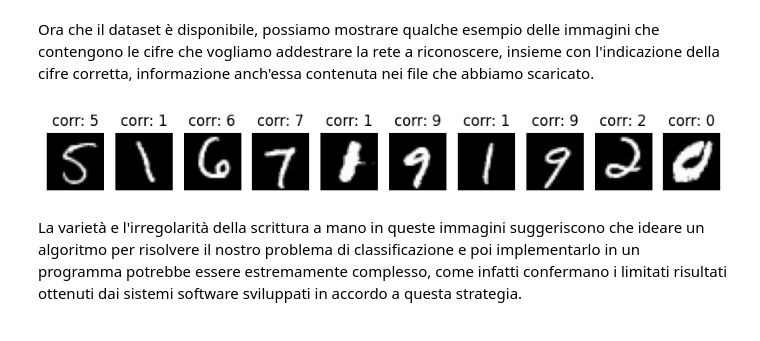
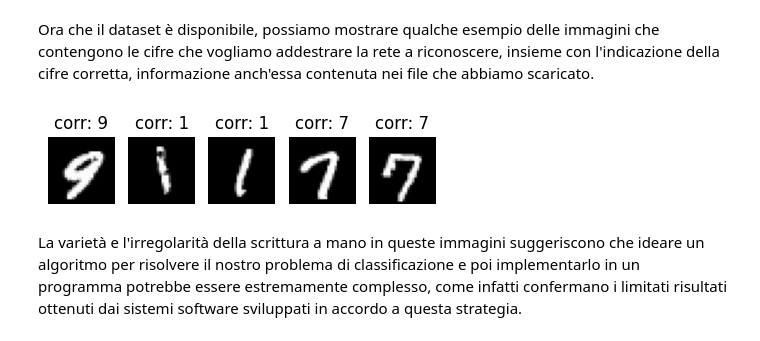
Before and after one commit to lmari/tutorial, a Jupyter notebook: mnist_simple.ipynb, the cells around one changed output. Drawn from its saved outputs; the diff is of its cells as text; code cells hidden in the pictures.

```diff
--- a/mnist_simple.ipynb
+++ b/mnist_simple.ipynb
@@ -61,11 +61,11 @@ e il test set contiene 10000 immagini.
 # %% [markdown]
 Ora che il dataset è disponibile, possiamo mostrare qualche esempio delle immagini che contengono le cifre che vogliamo addestrare la rete a riconoscere, insieme con l'indicazione della cifre corretta, informazione anch'essa contenuta nei file che abbiamo scaricato.
 # %%
-n = 10
-random_indexes = [random.randint(0, len(test_data)) for _ in range(n)]
+n = 5
+random_indexes = [random.randint(0, len(train_data)) for _ in range(n)]
 show_images(train_data, random_indexes)
 # %% [output]
-[figure, old version]
+[figure, new version]
 # %% [markdown]
 La varietà e l'irregolarità della scrittura a mano in queste immagini suggeriscono che ideare un algoritmo per risolvere il nostro problema di classificazione e poi implementarlo in un programma potrebbe essere estremamente complesso, come infatti confermano i limitati risultati ottenuti dai sistemi software sviluppati in accordo a questa strategia.
 # %% [markdown]
```
Also changed, not shown: parts of 5 cells of this notebook, 6 other files.
